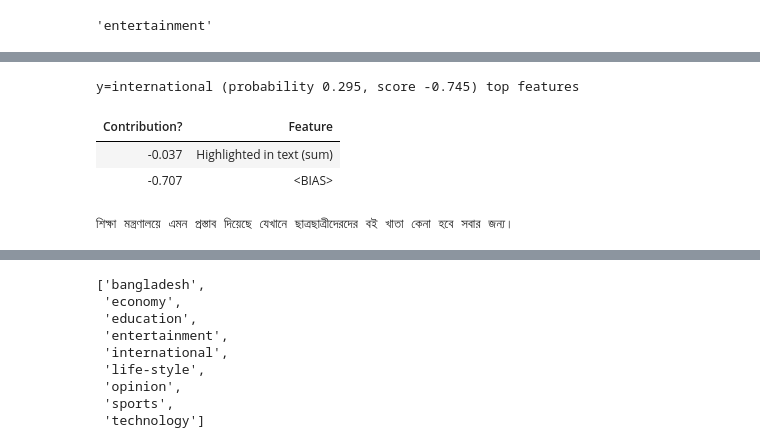
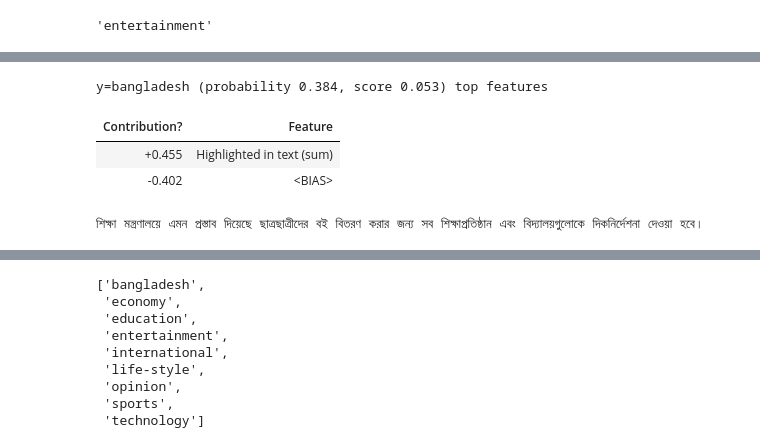
Before and after one commit to raqueeb/nlp_bangla, a Jupyter notebook: Chap_7_transformers_bert_Bangla.ipynb, the cells around one changed output, grey strips where cells are left out. Saved outputs shown, nothing was run; the diff lists cells and outputs as text; code cells hidden in the pictures.

```diff
--- a/Chap_7_transformers_bert_Bangla.ipynb
+++ b/Chap_7_transformers_bert_Bangla.ipynb
@@ -95,0 +219,3 @@ t = text.Transformer(MODEL_NAME, maxlen=500)
+# %%
+MODEL_NAME = 'neuralspace-reverie/indic-transformers-bn-distilbert'
+t = text.Transformer(MODEL_NAME, maxlen=500)
@@ -230,9 +402,9 @@ Successfully installed eli5-0.10.1
 # %%
-predictor.explain('শিক্ষা মন্ত্রণালয়ে এমন প্রস্তাব দিয়েছে যেখানে ছাত্রছাত্রীদেরদের বই খাতা কেনা হবে সবার জন্য।')
+predictor.explain('শিক্ষা মন্ত্রণালয়ে এমন প্রস্তাব দিয়েছে ছাত্রছাত্রীদের বই বিতরণ করার জন্য সব শিক্ষাপ্রতিষ্ঠান এবং বিদ্যালয়গুলোকে দিকনির্দেশনা দেওয়া হবে।')
 # %% [output]
-y=international (probability 0.295, score -0.745) top features
+y=bangladesh (probability 0.384, score 0.053) top features
 | Contribution? | Feature |
-| -0.037 | Highlighted in text (sum) |
-| -0.707 | <BIAS> |
+| +0.455 | Highlighted in text (sum) |
+| -0.402 | <BIAS> |
-শিক্ষা মন্ত্রণালয়ে এমন প্রস্তাব দিয়েছে যেখানে ছাত্রছাত্রীদেরদের বই খাতা কেনা হবে সবার জন্য।
+শিক্ষা মন্ত্রণালয়ে এমন প্রস্তাব দিয়েছে ছাত্রছাত্রীদের বই বিতরণ করার জন্য সব শিক্ষাপ্রতিষ্ঠান এবং বিদ্যালয়গুলোকে দিকনির্দেশনা দেওয়া হবে।
 # %%
```
Also changed, not shown: parts of 62 cells of this notebook.
